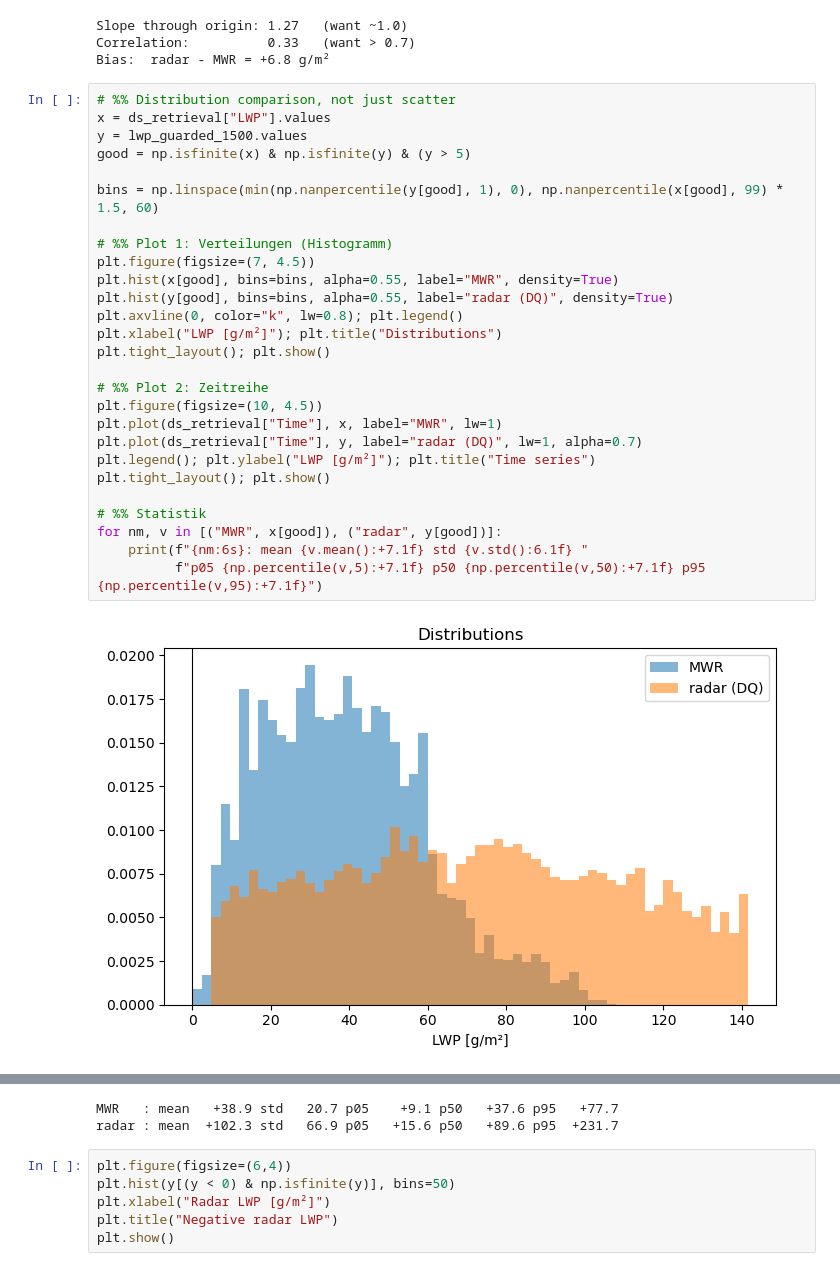
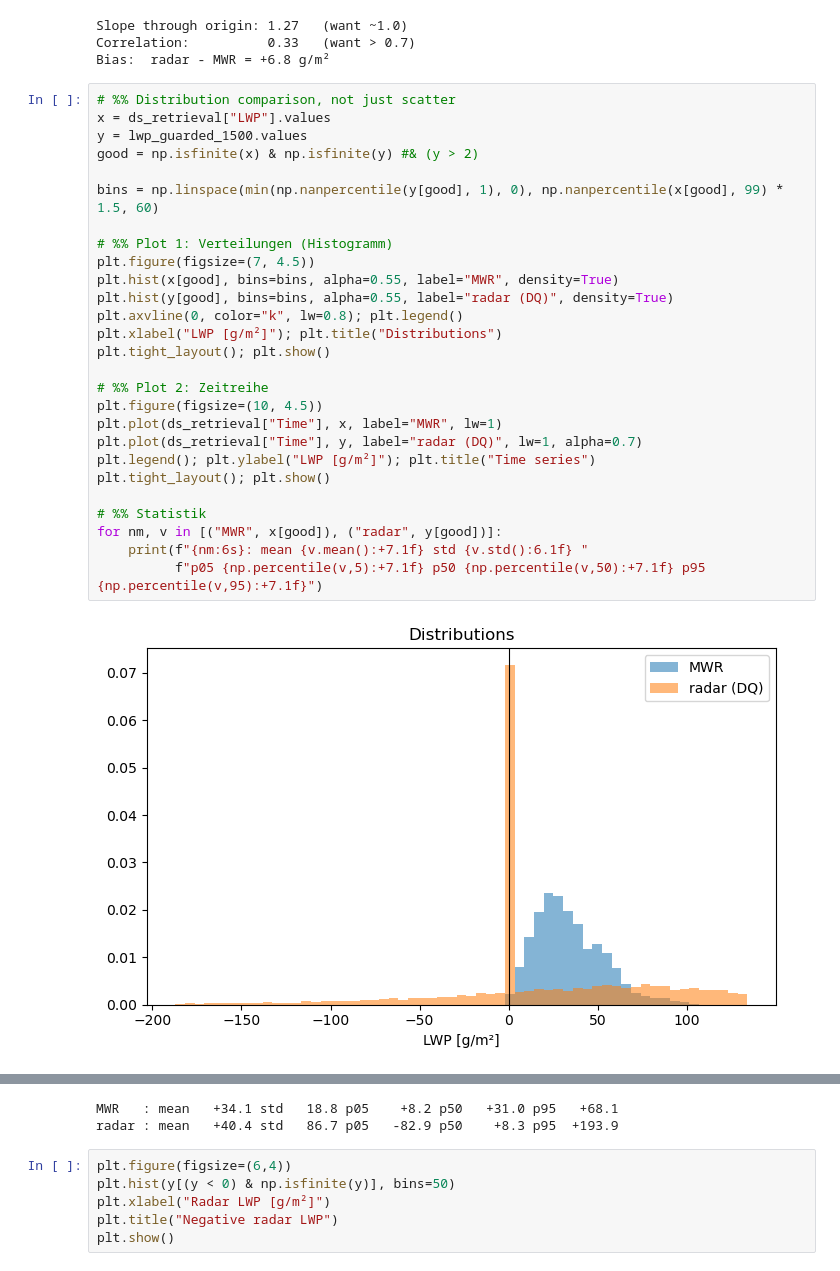
Before and after one commit to geronbreuergb-tech/dual_freq_radar_lwc, a Jupyter notebook: notebooks _2023_10_01/04_zhu_guarded_retrieval_CLEANED.ipynb, the cells around one changed output, grey strips where cells are left out. Cells and saved outputs as stored; diff of their text form.

```diff
--- a/notebooks _2023_10_01/04_zhu_guarded_retrieval_CLEANED.ipynb
+++ b/notebooks _2023_10_01/04_zhu_guarded_retrieval_CLEANED.ipynb
@@ -517,35 +517,35 @@ Bias:  radar - MWR = +6.8 g/m²
 # %%
 # %% Distribution comparison, not just scatter
 x = ds_retrieval["LWP"].values
 y = lwp_guarded_1500.values
-good = np.isfinite(x) & np.isfinite(y) & (y > 5)
+good = np.isfinite(x) & np.isfinite(y) #& (y > 2)
 
 bins = np.linspace(min(np.nanpercentile(y[good], 1), 0), np.nanpercentile(x[good], 99) * 1.5, 60)
 
 # %% Plot 1: Verteilungen (Histogramm)
 plt.figure(figsize=(7, 4.5))
 plt.hist(x[good], bins=bins, alpha=0.55, label="MWR", density=True)
 plt.hist(y[good], bins=bins, alpha=0.55, label="radar (DQ)", density=True)
 plt.axvline(0, color="k", lw=0.8); plt.legend()
 plt.xlabel("LWP [g/m²]"); plt.title("Distributions")
 plt.tight_layout(); plt.show()
 
 # %% Plot 2: Zeitreihe
 plt.figure(figsize=(10, 4.5))
 plt.plot(ds_retrieval["Time"], x, label="MWR", lw=1)
 plt.plot(ds_retrieval["Time"], y, label="radar (DQ)", lw=1, alpha=0.7)
 plt.legend(); plt.ylabel("LWP [g/m²]"); plt.title("Time series")
 plt.tight_layout(); plt.show()
 
 # %% Statistik
 for nm, v in [("MWR", x[good]), ("radar", y[good])]:
     print(f"{nm:6s}: mean {v.mean():+7.1f} std {v.std():6.1f} "
           f"p05 {np.percentile(v,5):+7.1f} p50 {np.percentile(v,50):+7.1f} p95 {np.percentile(v,95):+7.1f}")
 # %% [output]
-[figure, old version]
+[figure, new version]
 [figure]
-MWR   : mean   +38.9 std   20.7 p05    +9.1 p50   +37.6 p95   +77.7
-radar : mean  +102.3 std   66.9 p05   +15.6 p50   +89.6 p95  +231.7
+MWR   : mean   +34.1 std   18.8 p05    +8.2 p50   +31.0 p95   +68.1
+radar : mean   +40.4 std   86.7 p05   -82.9 p50    +8.3 p95  +193.9
 # %%
 plt.figure(figsize=(6,4))
 plt.hist(y[(y < 0) & np.isfinite(y)], bins=50)
```
Also changed, not shown: parts of 4 cells of this notebook, 4 other files.
